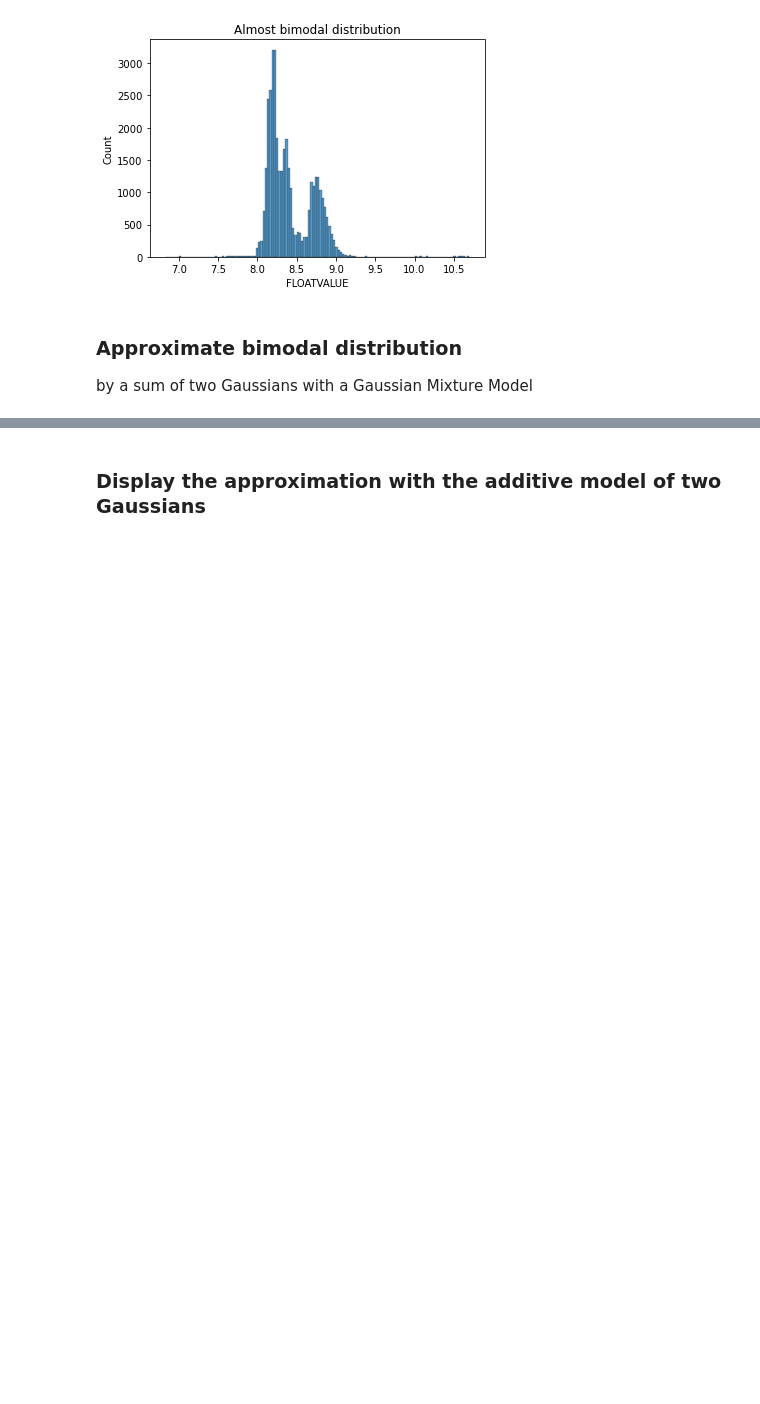
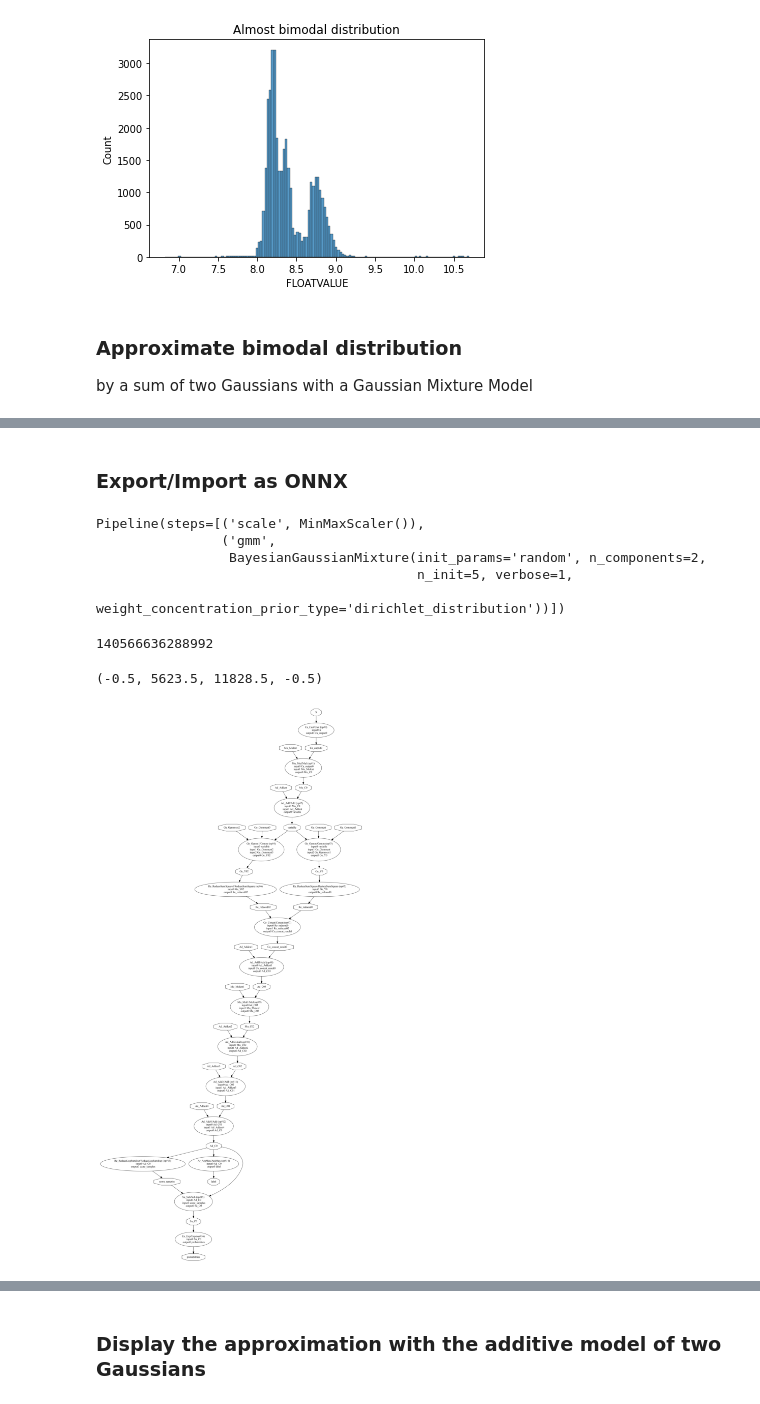
Before and after one commit to sedgewickmm18/notebooks-attic, a Jupyter notebook: NVTBimodal.ipynb, the cells around one changed output, grey strips where cells are left out. Saved outputs shown, nothing was run; the diff lists cells and outputs as text; code cells hidden in the pictures; blank space fills up the shorter version.

```diff
--- a/NVTBimodal.ipynb
+++ b/NVTBimodal.ipynb
@@ -157,0 +164,47 @@ BGM1 = gmm1.active_models['ac2efe94-842d-3679-9f63-2d5365e01a11']['gmm']
+# %% [markdown]
+### Export/Import as ONNX
+# %%
+pipe = gmm1.active_models['ac2efe94-842d-3679-9f63-2d5365e01a11']
+# %%
+pipe
+# %% [output]
+Pipeline(steps=[('scale', MinMaxScaler()),
+                ('gmm',
+                 BayesianGaussianMixture(init_params='random', n_components=2,
+                                         n_init=5, verbose=1,
+                                         weight_concentration_prior_type='dirichlet_distribution'))])
+# %%
+id(pipe) # .named_steps['gmm'])
+# %% [output]
+140566636288992
+# %%
+# Convert into ONNX format
+from onnxruntime import InferenceSession
+from skl2onnx import convert_sklearn
+from skl2onnx.common.data_types import FloatTensorType
+#from skl2onnx import to_onnx
+from mlprodict.onnx_conv import to_onnx
+from mlprodict.onnxrt import OnnxInference
+from skl2onnx.helpers import collect_intermediate_steps
+inp = df1_i.loc['ac2efe94-842d-3679-9f63-2d5365e01a11'][Temperature].values.reshape(-1, 1)
+
+#onx = to_onnx(pipe, inp[:1].astype(np.float64),
+onx = to_onnx(pipe, inp[:1],
+              options={id(pipe.named_steps['gmm']): {'score_samples': True}})
+# %%
+import os
+from onnx.tools.net_drawer import GetPydotGraph, GetOpNodeProducer
+pydot_graph = GetPydotGraph(onx.graph, name="Hallo", rankdir="TP",
+                            node_producer=GetOpNodeProducer("docstring"))
+
+pydot_graph.write_dot("gmm.dot")
+
+os.system('dot -O -Gdpi=300 -Tpng gmm.dot')
+
+image = plt.imread("gmm.dot.png")
+fig, ax = plt.subplots(figsize=(12, 20))
+ax.imshow(image)
+ax.axis('off')
+# %% [output]
+(-0.5, 5623.5, 11828.5, -0.5)
+[figure, added]
```
Also changed, not shown: parts of 16 cells of this notebook, 2 other files.
